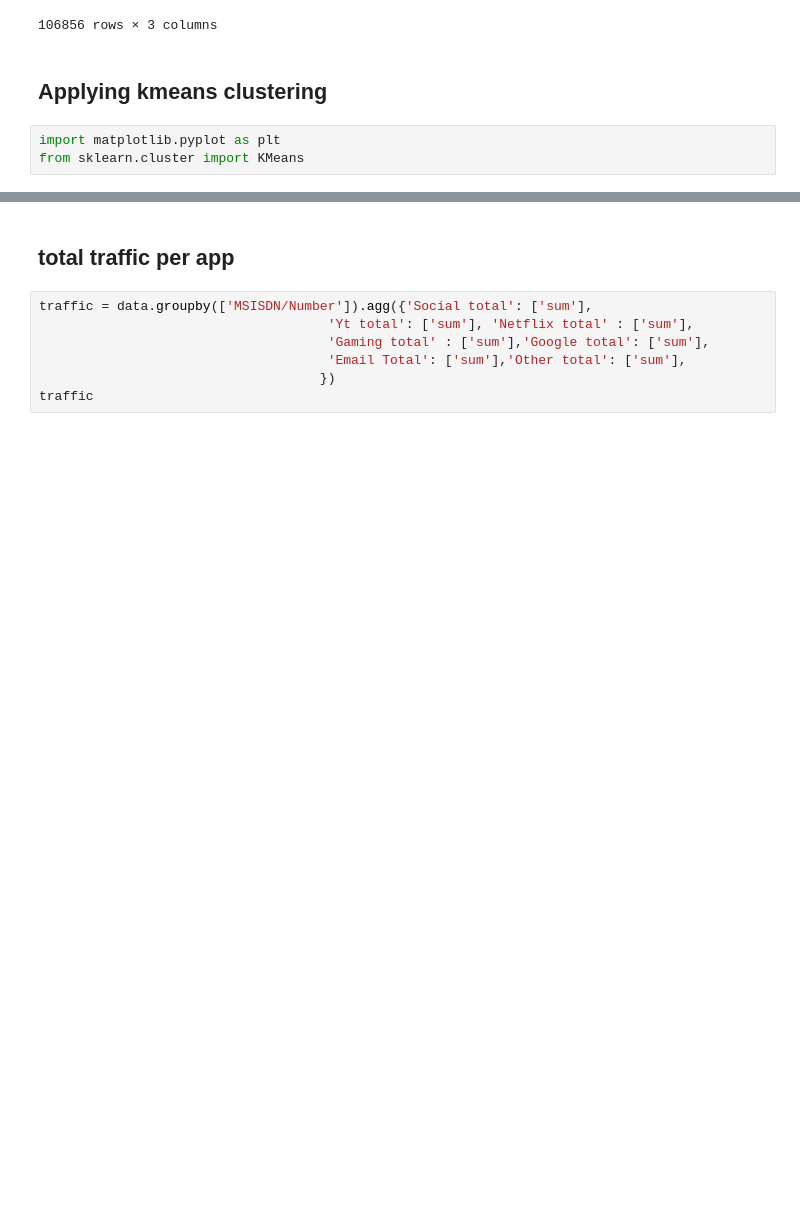
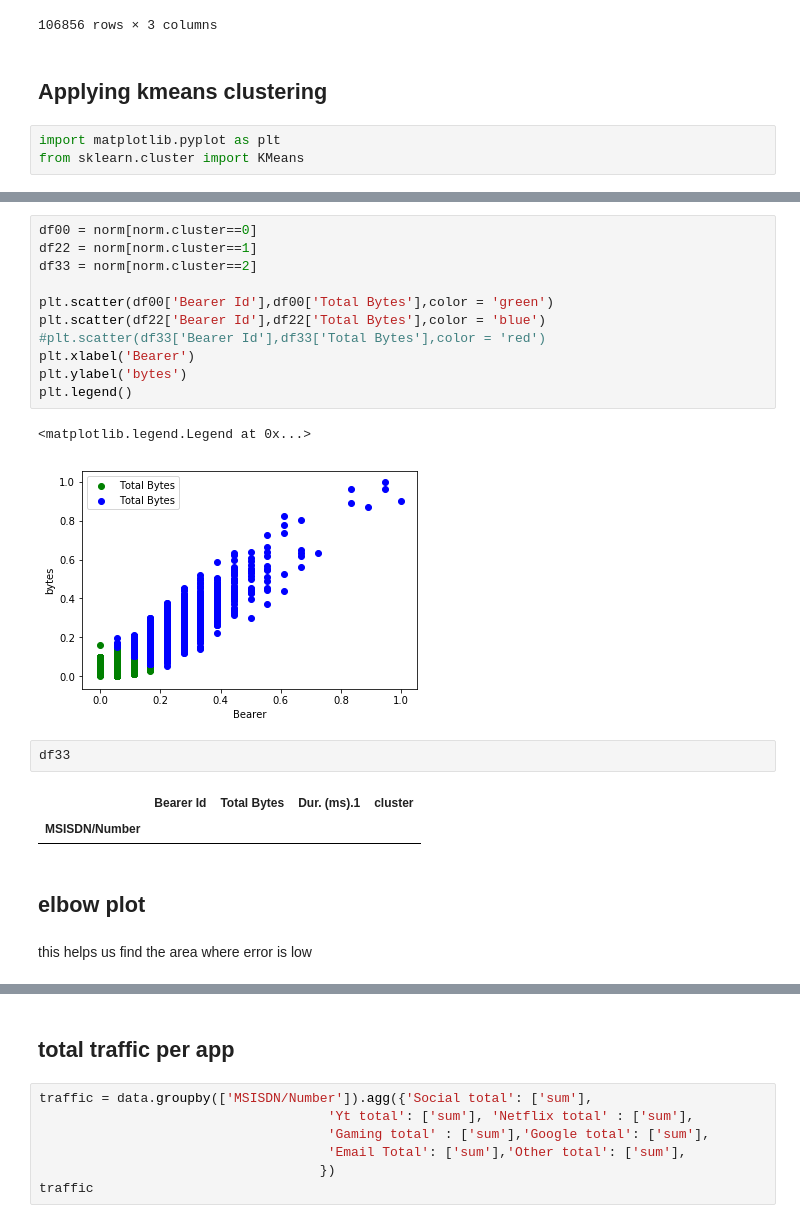
Before and after one commit to kenmbelenzi/week2, a Jupyter notebook: User-Analytics-Telecommunications-Industry.ipynb, the cells around one changed output, grey strips where cells are left out. Drawn from its saved outputs; the diff is of its cells as text; blank space fills up the shorter version.

```diff
--- a/User-Analytics-Telecommunications-Industry.ipynb
+++ b/User-Analytics-Telecommunications-Industry.ipynb
@@ -493,0 +481,23 @@ MSISDN/Number
+# %%
+df00 = norm[norm.cluster==0]
+df22 = norm[norm.cluster==1]
+df33 = norm[norm.cluster==2]
+
+plt.scatter(df00['Bearer Id'],df00['Total Bytes'],color = 'green')
+plt.scatter(df22['Bearer Id'],df22['Total Bytes'],color = 'blue')
+#plt.scatter(df33['Bearer Id'],df33['Total Bytes'],color = 'red')
+plt.xlabel('Bearer')
+plt.ylabel('bytes')
+plt.legend()
+# %% [output]
+<matplotlib.legend.Legend at 0x...>
+[figure, added]
+# %%
+df33
+# %% [output]
+|  | Bearer Id | Total Bytes | Dur. (ms).1 | cluster |
+| MSISDN/Number |  |  |  |  |
+# %% [markdown]
+## elbow plot
+# %% [markdown]
+this helps us find the area where error is low
```
Also changed, not shown: parts of 6 cells of this notebook.
